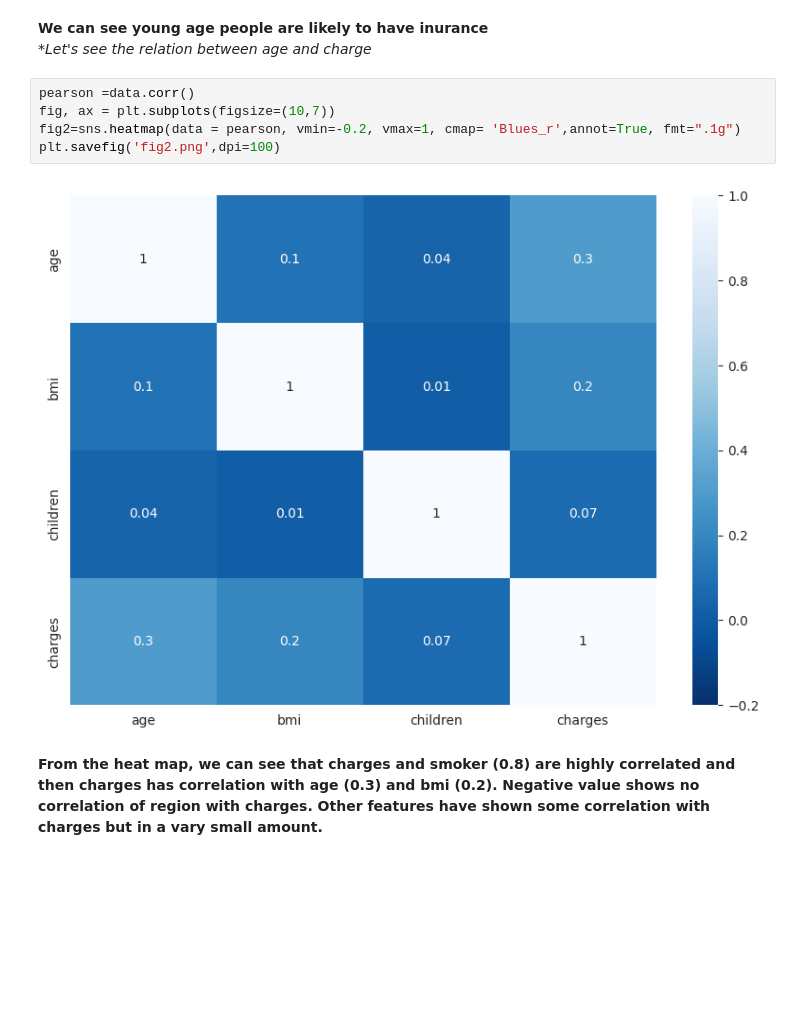
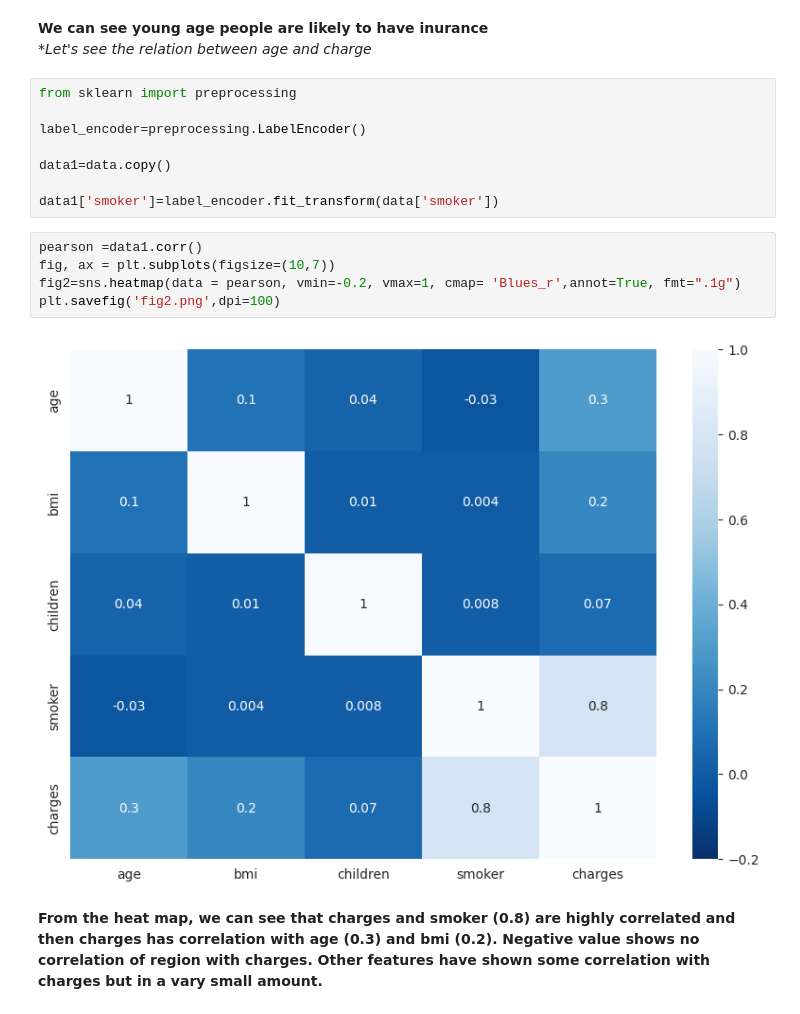
Before and after one commit to SMAsaduzzaman/Lab_Project, a Jupyter notebook: Lab_Project.ipynb, the cells around one changed output. Saved outputs shown, nothing was run; the diff lists cells and outputs as text; blank space fills up the shorter version.

```diff
--- a/Lab_Project.ipynb
+++ b/Lab_Project.ipynb
@@ -92,13 +91,21 @@ plt.savefig('fig1.png',dpi=100)
 **We can see young age people are likely to have inurance**
 <br>
 **Let's see the relation between age and charge*
+# %%
+from sklearn import preprocessing
+
+label_encoder=preprocessing.LabelEncoder()
+
+data1=data.copy()
+
+data1['smoker']=label_encoder.fit_transform(data['smoker'])
 # %%
-pearson =data.corr()
+pearson =data1.corr()
 fig, ax = plt.subplots(figsize=(10,7))
 fig2=sns.heatmap(data = pearson, vmin=-0.2, vmax=1, cmap= 'Blues_r',annot=True, fmt=".1g")
 plt.savefig('fig2.png',dpi=100)
 # %% [output]
-[figure, old version]
+[figure, new version]
 # %% [markdown]
 **From the heat map, we can see that charges and smoker (0.8) are highly correlated and then charges has correlation with age (0.3) and bmi (0.2). Negative value shows no correlation of region with charges. Other features have shown some correlation with charges but in a vary small amount.**
 # %%
```
Also changed, not shown: parts of 3 cells of this notebook.
